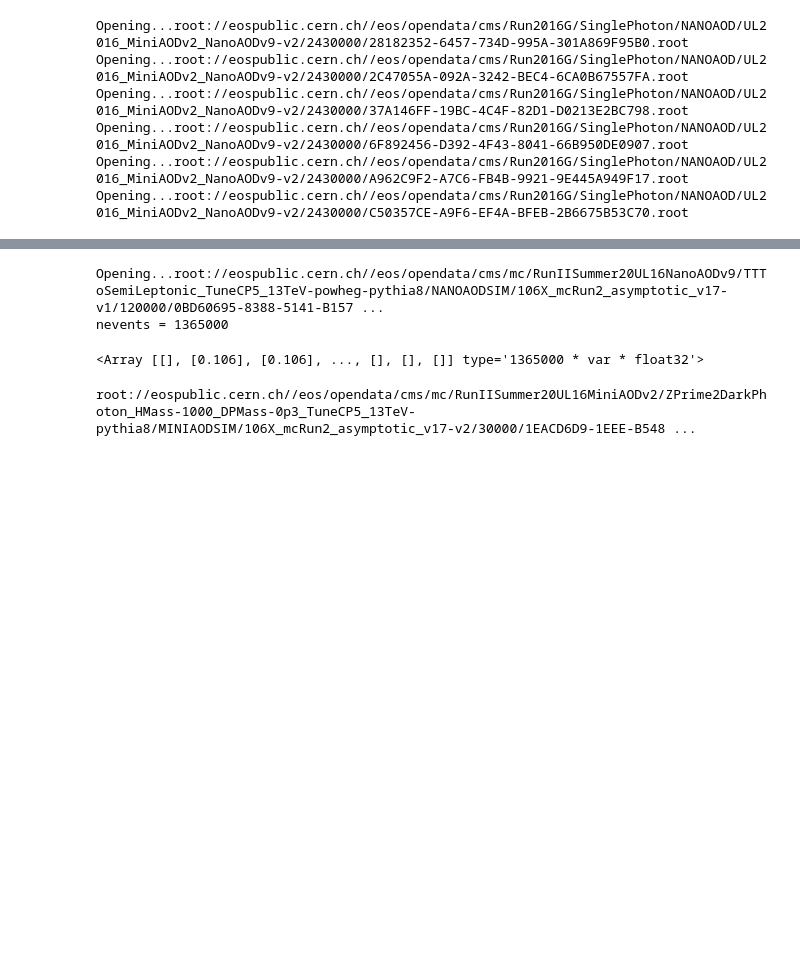
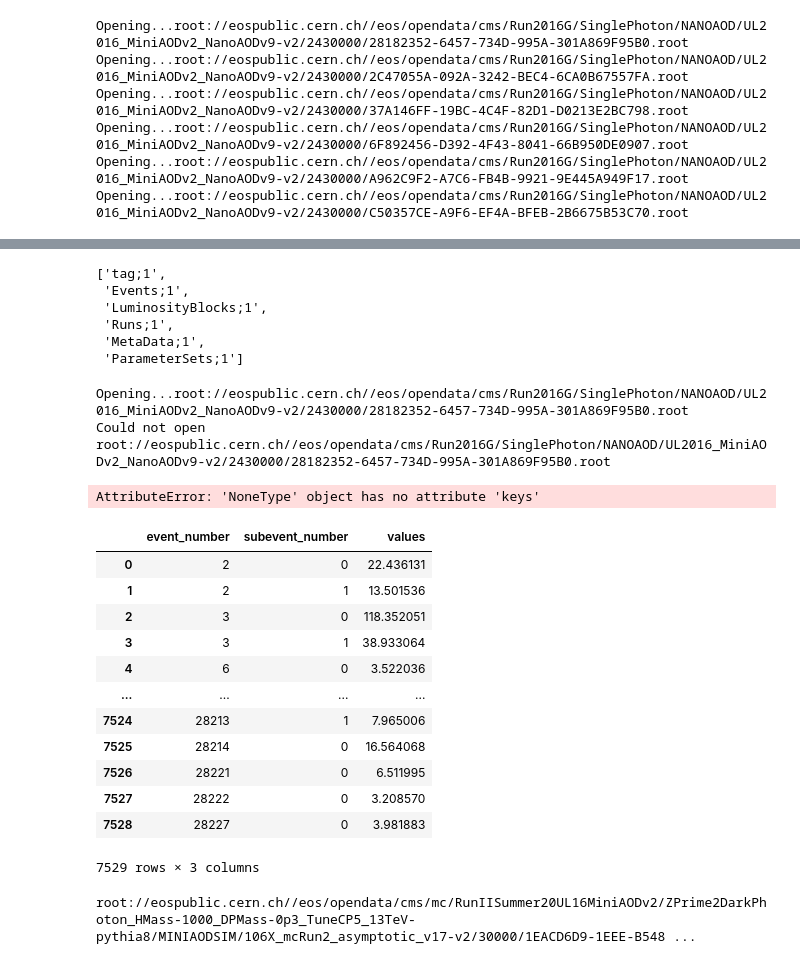
Before and after one commit to mardesoushi/CMS-ML-analysis, a Jupyter notebook: notebooks/01.prepare-data.ipynb, the cells around one changed output, grey strips where cells are left out. Drawn from its saved outputs; the diff is of its cells as text; code cells hidden in the pictures; blank space fills up the shorter version.

```diff
--- a/notebooks/01.prepare-data.ipynb
+++ b/notebooks/01.prepare-data.ipynb
@@ -474,0 +173,10 @@ test_file = 'root://eospublic.cern.ch//eos/opendata/cms/mc/RunIISummer20UL16Nano
+# %%
+
+## Process the files
+
+# list_of_event_data = #['FatJet_msoftdrop', 'FatJet_particleNet_TvsQCD', 'FatJet_tau2', 'FatJet_tau3', 'FatJet_pt', 'FatJet_eta', 'FatJet_phi', 'FatJet_mass', # FatJet
+# ['Muon_pt', 'Muon_eta', 'Muon_phi', 'Muon_mass', 'Muon_miniIsoId', 'Muon_tightId', # Muons
+#     'Jet_btagDeepB', 'Jet_jetId', 'Jet_pt', 'Jet_eta', 'Jet_phi', 'Jet_mass', # Jets
+#     'PuppiMET_pt'] # MET]
+
+list_of_event_data = ['Muon_pt', 'Muon_eta', 'Muon_phi', 'Muon_mass', 'Muon_miniIsoId', 'Muon_tightId'] # Muons
@@ -475,9 +193,43 @@ test_file = 'root://eospublic.cern.ch//eos/opendata/cms/mc/RunIISummer20UL16Nano
+# %%
+f.keys()
+# %% [output]
+['tag;1',
+ 'Events;1',
+ 'LuminosityBlocks;1',
+ 'Runs;1',
+ 'MetaData;1',
+ 'ParameterSets;1']
 # %%
-select_events = select_events(test_file, IS_DATA=False, list_of_event_data=list_of_event_data)
+selected_events = select_events(root_files_list[0], IS_DATA=False, list_of_event_data=list_of_event_data)
 # %% [output]
-Opening...root://eospublic.cern.ch//eos/opendata/cms/mc/RunIISummer20UL16NanoAODv9/TTToSemiLeptonic_TuneCP5_13TeV-powheg-pythia8/NANOAODSIM/106X_mcRun2_asymptotic_v17-v1/120000/0BD60695-8388-5141-B157 ...
-nevents = 1365000
+Opening...root://eospublic.cern.ch//eos/opendata/cms/Run2016G/SinglePhoton/NANOAOD/UL2016_MiniAODv2_NanoAODv9-v2/2430000/28182352-6457-734D-995A-301A869F95B0.root
+Could not open root://eospublic.cern.ch//eos/opendata/cms/Run2016G/SinglePhoton/NANOAOD/UL2016_MiniAODv2_NanoAODv9-v2/2430000/28182352-6457-734D-995A-301A869F95B0.root
-# %%
-select_events['Muon_mass']
-# %% [output]
-<Array [[], [0.106], [0.106], ..., [], [], []] type='1365000 * var * float32'>
+# %%
+my_dict = {}
+
+for col in selected_events.keys():
+    #print(col)
+
+    my_dict[col] = ak.to_dataframe(selected_events[col], levelname=['event_number', 'subevent_number'])
+
+
+    print(col)
+    print(len(my_dict[col]))
+# %% [output]
+AttributeError: 'NoneType' object has no attribute 'keys'
+# %%
+my_dict['Muon_pt'].reset_index(level=['entry', 'subentry']).rename(columns={'entry': 'event_number', 'subentry': 'subevent_number'})
+# %% [output]
+|  | event_number | subevent_number | values |
+| 0 | 2 | 0 | 22.436131 |
+| 1 | 2 | 1 | 13.501536 |
+| 2 | 3 | 0 | 118.352051 |
+| 3 | 3 | 1 | 38.933064 |
+| 4 | 6 | 0 | 3.522036 |
+| ... | ... | ... | ... |
+| 7524 | 28213 | 1 | 7.965006 |
+| 7525 | 28214 | 0 | 16.564068 |
+| 7526 | 28221 | 0 | 6.511995 |
+| 7527 | 28222 | 0 | 3.208570 |
+| 7528 | 28227 | 0 | 3.981883 |
+7529 rows × 3 columns
```
Also changed, not shown: parts of 7 cells of this notebook, 12 other files.
